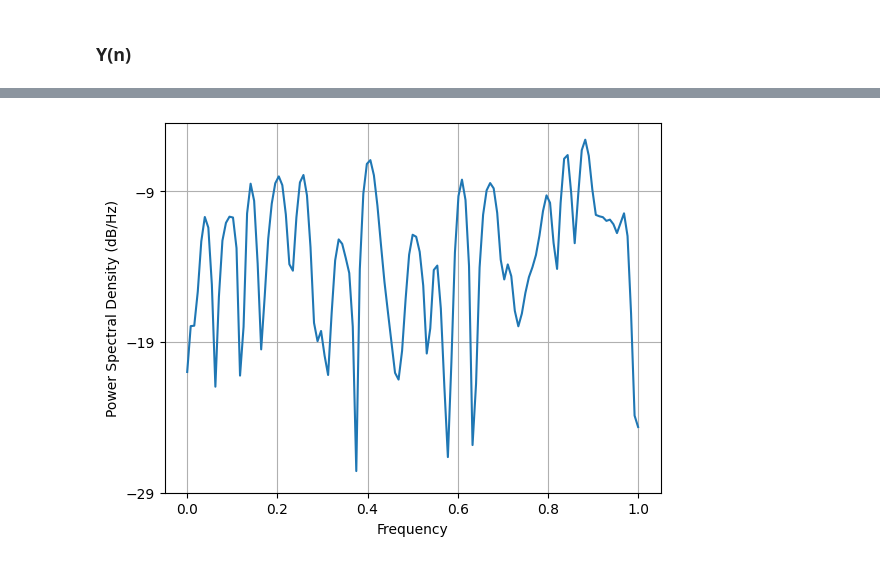
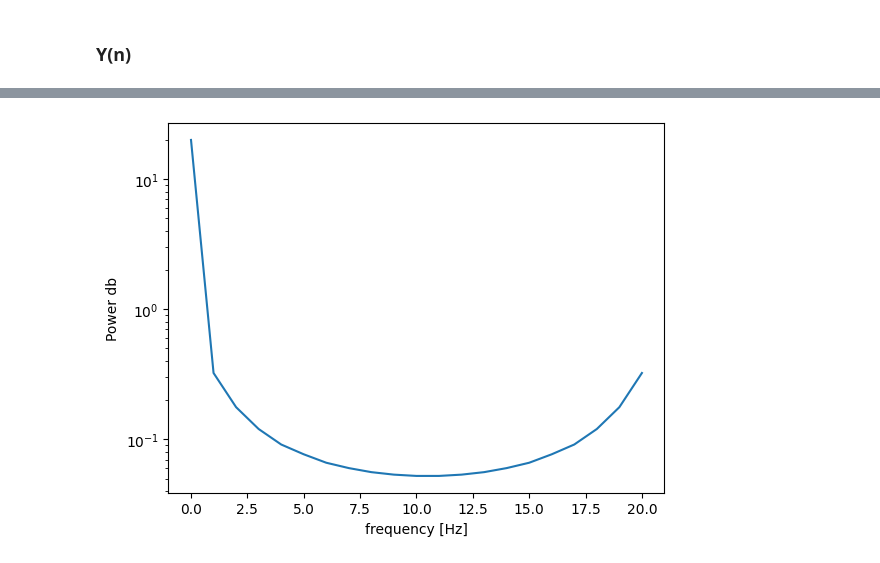
Before and after one commit to Ankuraxz/Advanced-Signal-Processing, a Jupyter notebook: Assignment1.ipynb, the cells around one changed output, grey strips where cells are left out. Saved outputs shown, nothing was run; the diff lists cells and outputs as text; code cells hidden in the pictures.

```diff
--- a/Assignment1.ipynb
+++ b/Assignment1.ipynb
@@ -390,9 +546,3 @@ hz = 1/(1 +0.98*z**-3)
 hz.cancel()
 # %% [output]
 [figure]
-# %%
-#Draw Random signal x(n) from Gaussian Distribution
-
-from scipy.stats import norm
-x = norm.rvs(loc=0,scale=1,size=1000)
-x1 = norm.rvs(loc=3,scale=0.980,size=1000)
@@ -444,2 +549,13 @@ res.size
 # %% [markdown]
 ## PSD
+# %%
+#AUTO CORRELATION
+import statsmodels.api as sm
+from statsmodels.graphics import tsaplots
+import matplotlib.pyplot as plt
+l = 20 #lag
+acf = sm.tsa.acf(x1,nlags =l)
+#Auto correlation Plot
+
+fig = tsaplots.plot_acf(x1, lags=l)
+plt.show()
@@ -479,0 +594,11 @@ ax.hist(x3, density=True, bins='auto', histtype='stepfilled', alpha=0.2)
+# %%
+y=[0]*1000
+for i in range(1000):
+    if (i-1)<0 or (i+1)>999:
+        y[i]=0
+    else:
+        y[i]=(x[i-1]+x[i]+x[i+1])/3
+# %%
+y1 = np.array(y)
+plt.stem(y1[:100])
+plt.plot()
@@ -480,5 +613,14 @@ ax.hist(x3, density=True, bins='auto', histtype='stepfilled', alpha=0.2)
 # %%
-plt.psd(y)
+acf2 = sm.tsa.acf(y1,nlags =l)
+#Auto correlation Plot
+res2 = fft(acf2)
+freqq = fftfreq(len(acf2))
+
+
+# plt.plot(freqq,10*np.log10(abs(res2)))
+plt.semilogy(abs(res2))
+plt.xlabel('frequency [Hz]')
+plt.ylabel('Power db')
 plt.show()
 # %% [output]
-[figure, old version]
+[figure, new version]
```
Also changed, not shown: parts of 31 cells of this notebook.
